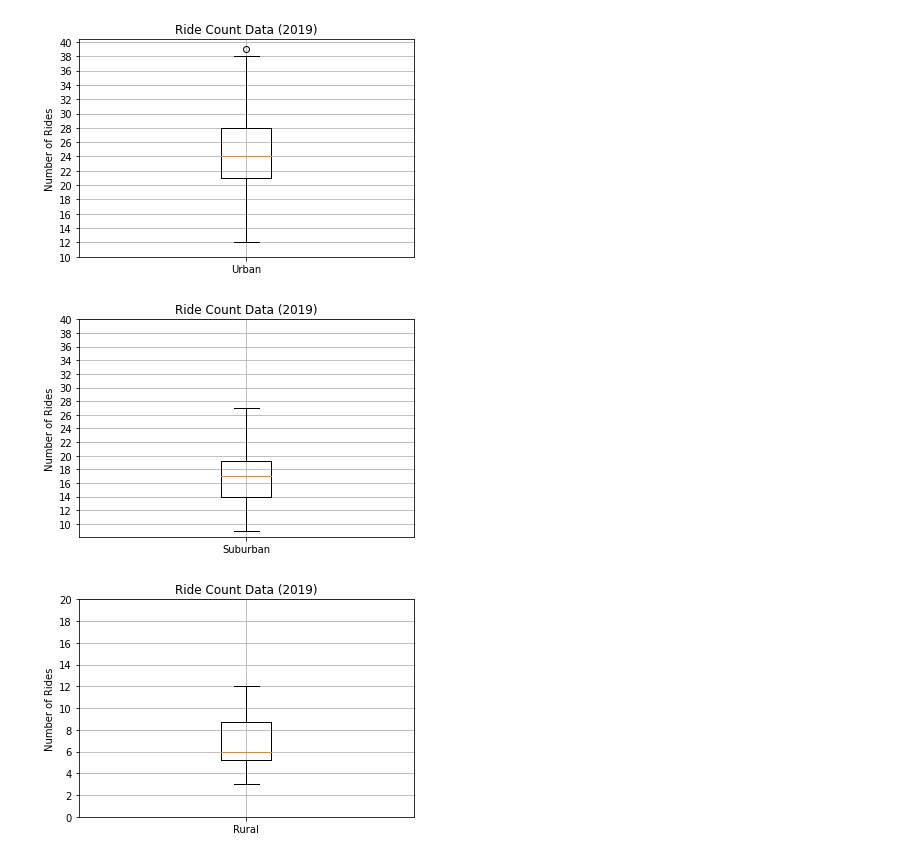
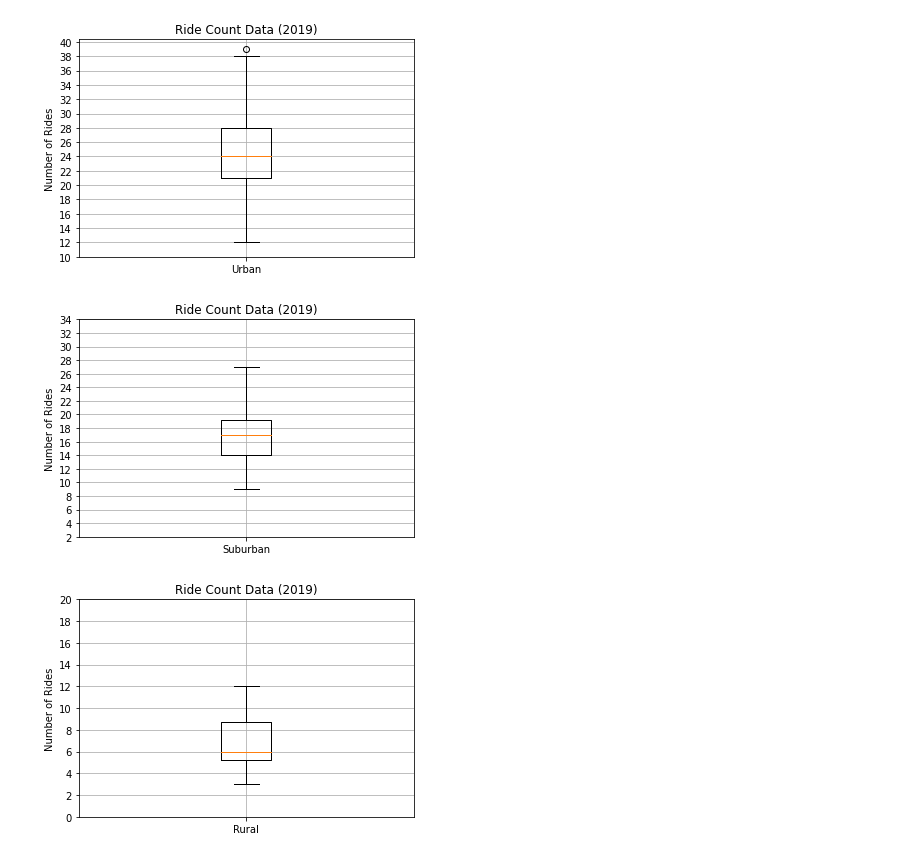
Before and after one commit to Mots94/PyBer_Analysis, a Jupyter notebook: PyBer.ipynb, the cells around one changed output. Drawn from its saved outputs; the diff is of its cells as text; code cells hidden in the pictures.

Commit message:
Adding box and whisker plots

```diff
--- a/PyBer.ipynb
+++ b/PyBer.ipynb
@@ -529,14 +529,14 @@ plt.show()
 # %%
 x_labels = ['Suburban']
 fig, ax = plt.subplots()
 ax.boxplot(suburban_ride_count, labels=x_labels)
 ax.set_title('Ride Count Data (2019)')
 ax.set_ylabel('Number of Rides')
-ax.set_yticks(np.arange(10, 41, step=2.0))
+ax.set_yticks(np.arange(2, 35, step=2.0))
 ax.grid()
 plt.show()
 # %% [output]
-[figure, old version]
+[figure, new version]
 # %%
 x_labels = ['Rural']
 fig, ax = plt.subplots()
```
Also changed, not shown: parts of 6 cells of this notebook, 3 other files.
